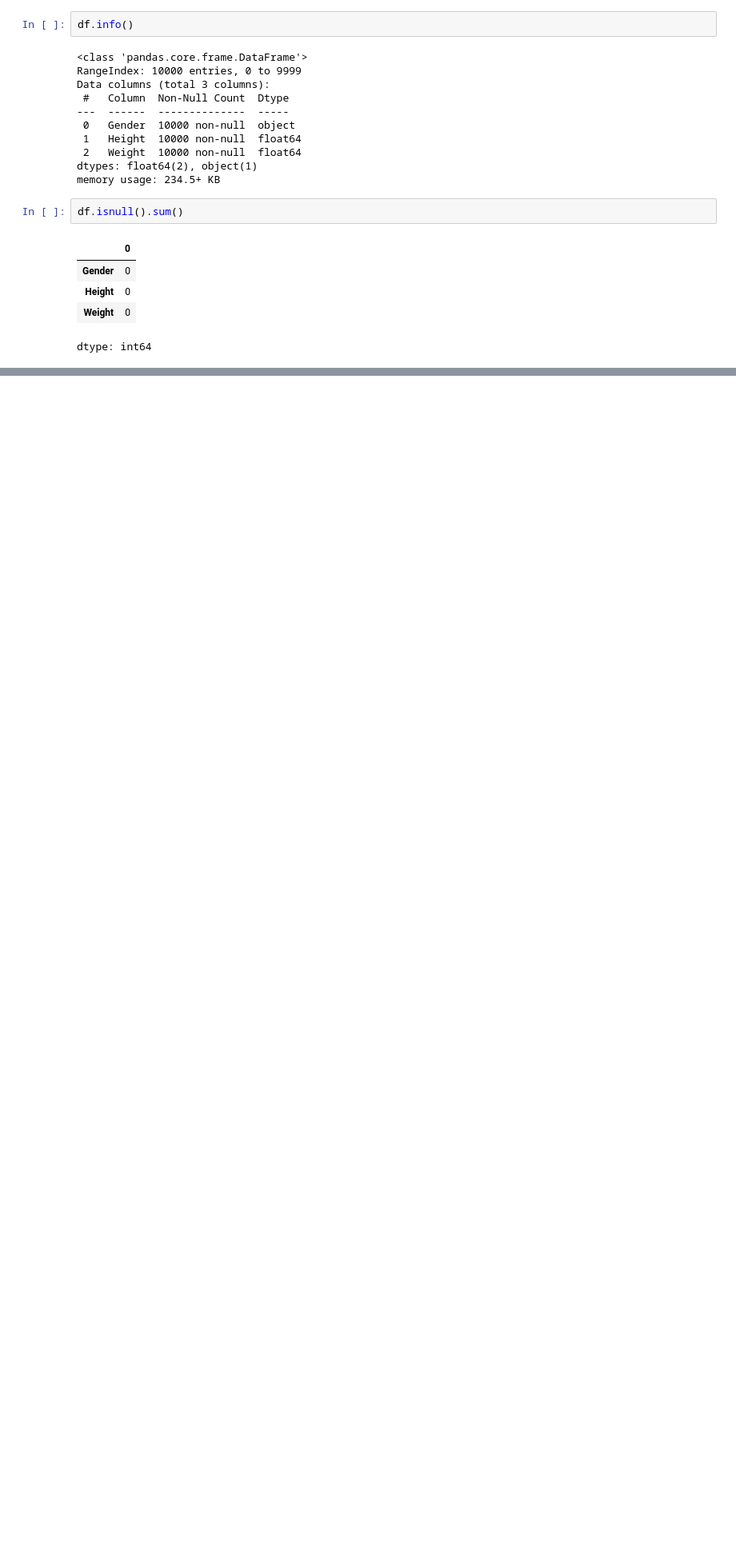
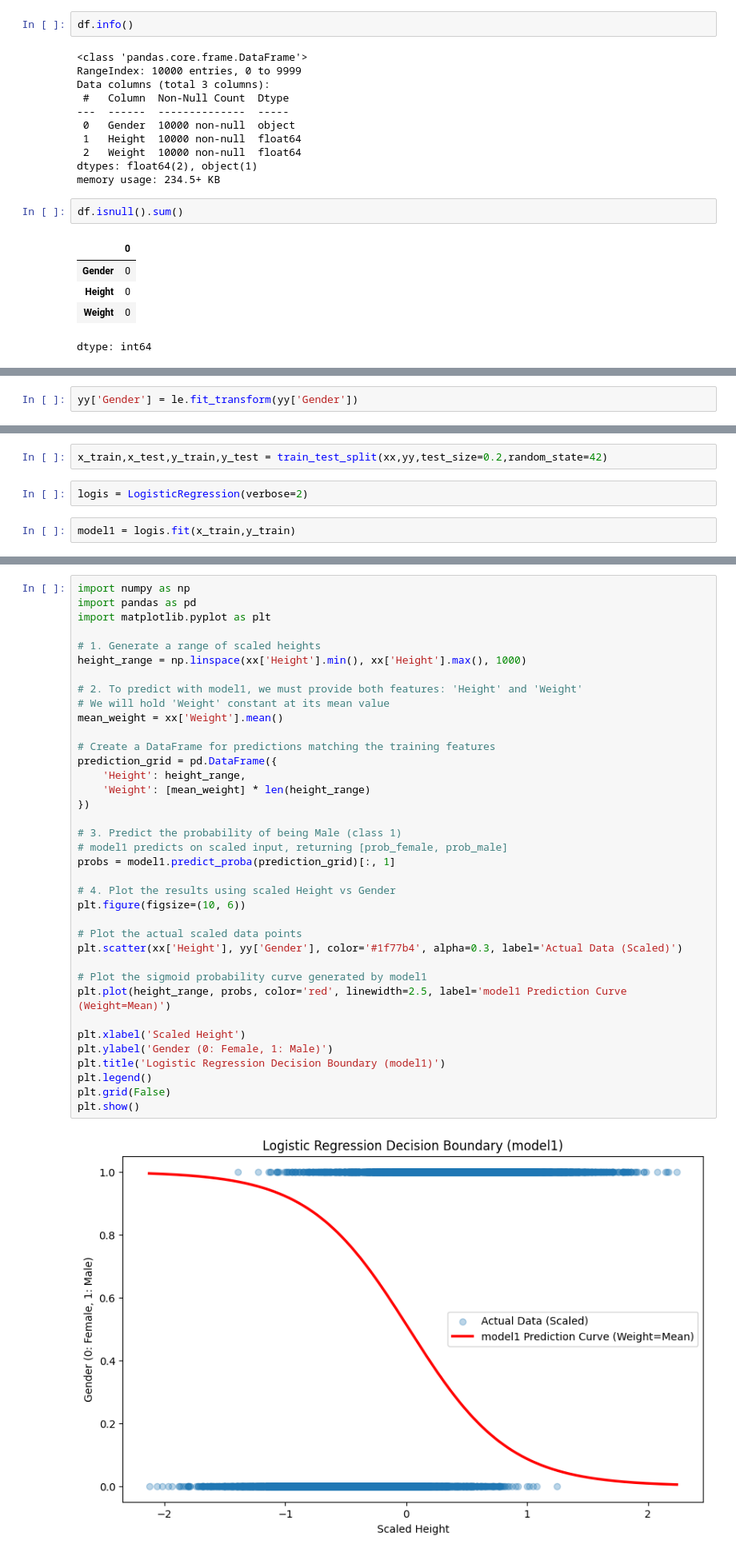
Before and after one commit to Maruf0275/Machine-Learning-CIT, a Jupyter notebook: Logistic_Regression.ipynb, the cells around one changed output, grey strips where cells are left out. Shown at 80% size. Saved outputs shown, nothing was run; the diff lists cells and outputs as text; blank space fills up the shorter version.

```diff
--- a/Logistic_Regression.ipynb
+++ b/Logistic_Regression.ipynb
@@ -40,0 +133,2 @@ dtype: int64
+# %%
+yy['Gender'] = le.fit_transform(yy['Gender'])
@@ -40,0 +150,6 @@ dtype: int64
+# %%
+x_train,x_test,y_train,y_test = train_test_split(xx,yy,test_size=0.2,random_state=42)
+# %%
+logis = LogisticRegression(verbose=2)
+# %%
+model1 = logis.fit(x_train,y_train)
@@ -40,0 +168,39 @@ dtype: int64
+# %%
+import numpy as np
+import pandas as pd
+import matplotlib.pyplot as plt
+
+# 1. Generate a range of scaled heights
+height_range = np.linspace(xx['Height'].min(), xx['Height'].max(), 1000)
+
+# 2. To predict with model1, we must provide both features: 'Height' and 'Weight'
+# We will hold 'Weight' constant at its mean value
+mean_weight = xx['Weight'].mean()
+
+# Create a DataFrame for predictions matching the training features
+prediction_grid = pd.DataFrame({
+    'Height': height_range,
+    'Weight': [mean_weight] * len(height_range)
+})
+
+# 3. Predict the probability of being Male (class 1)
+# model1 predicts on scaled input, returning [prob_female, prob_male]
+probs = model1.predict_proba(prediction_grid)[:, 1]
+
+# 4. Plot the results using scaled Height vs Gender
+plt.figure(figsize=(10, 6))
+
+# Plot the actual scaled data points
+plt.scatter(xx['Height'], yy['Gender'], color='#1f77b4', alpha=0.3, label='Actual Data (Scaled)')
+
+# Plot the sigmoid probability curve generated by model1
+plt.plot(height_range, probs, color='red', linewidth=2.5, label='model1 Prediction Curve (Weight=Mean)')
+
+plt.xlabel('Scaled Height')
+plt.ylabel('Gender (0: Female, 1: Male)')
+plt.title('Logistic Regression Decision Boundary (model1)')
+plt.legend()
+plt.grid(False)
+plt.show()
+# %% [output]
+[figure, added]
```
Also changed, not shown: parts of 23 cells of this notebook.
